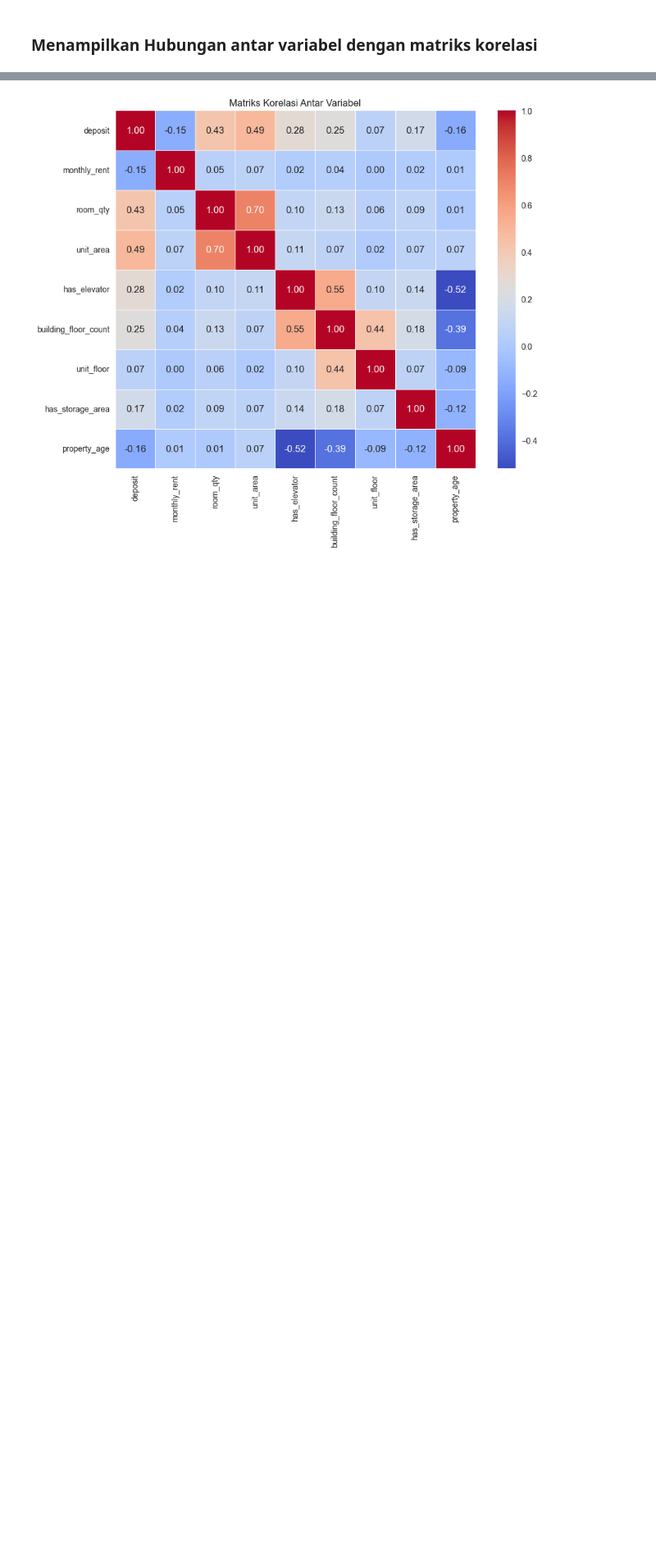
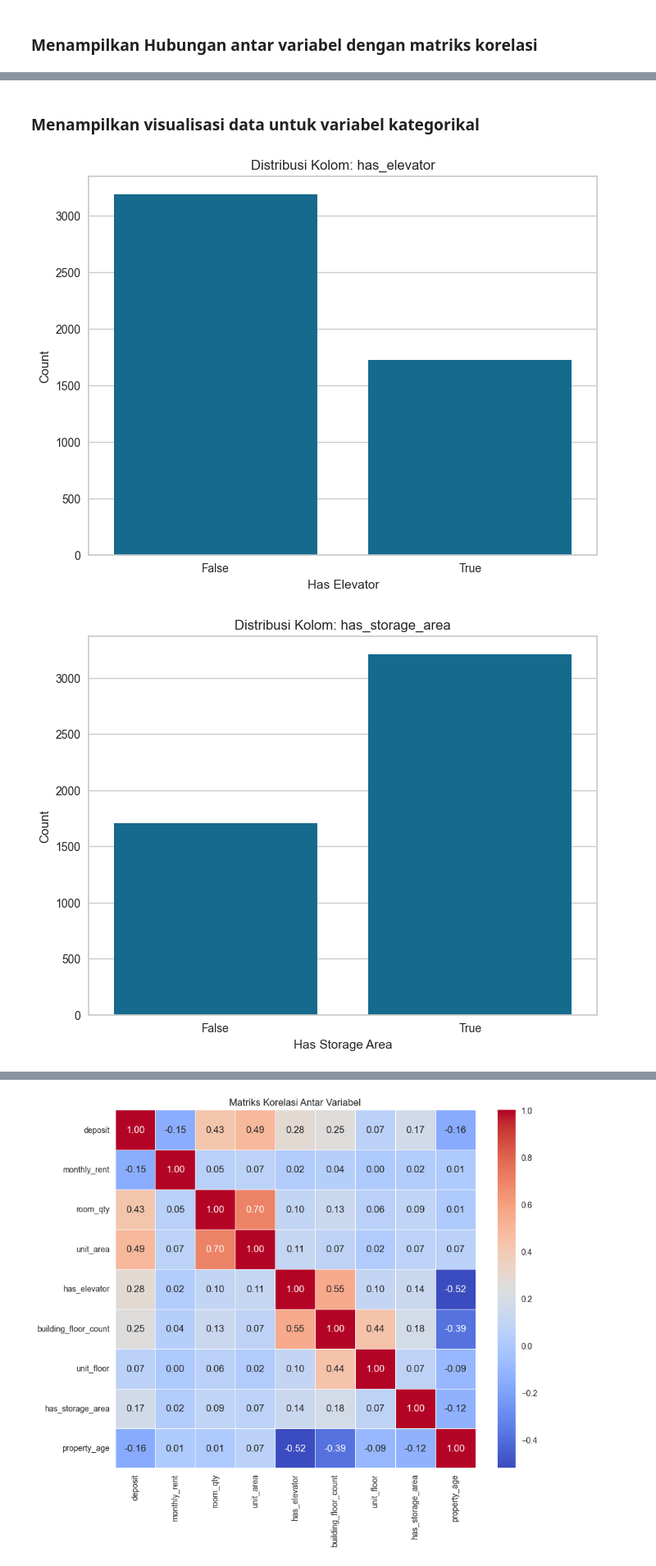
Before and after one commit to NumiKun/Submission_BMLP_DBS, a Jupyter notebook: [Clustering]_Submission_Akhir_BMLP_Rizki Surya Nugroho.ipynb, the cells around one changed output, grey strips where cells are left out. Shown: that part at 82% size. Cells and saved outputs as stored; diff of their text form; code cells hidden in the pictures; blank space fills up the shorter version.

Commit message:
menambahkan visualisasi data

```diff
--- a/[Clustering]_Submission_Akhir_BMLP_Rizki Surya Nugroho.ipynb
+++ b/[Clustering]_Submission_Akhir_BMLP_Rizki Surya Nugroho.ipynb
@@ -175,0 +201,19 @@ plt.show()
+# %% [markdown]
+### Menampilkan visualisasi data untuk variabel kategorikal
+# %%
+plt.figure(figsize=(8, 6))
+sns.countplot(x='has_elevator', data=dataku)
+plt.title('Distribusi Kolom: has_elevator')
+plt.xlabel('Has Elevator')
+plt.ylabel('Count')
+plt.show()
+
+plt.figure(figsize=(8, 6))
+sns.countplot(x='has_storage_area', data=dataku)
+plt.title('Distribusi Kolom: has_storage_area')
+plt.xlabel('Has Storage Area')
+plt.ylabel('Count')
+plt.show()
+# %% [output]
+[figure, added]
+[figure, added]
```
Also changed, not shown: parts of 4 cells of this notebook.
